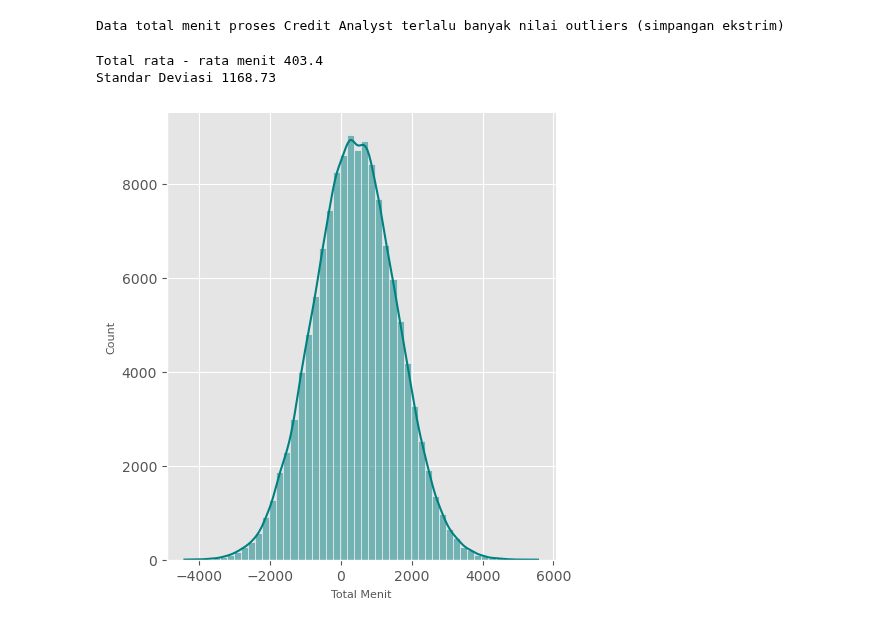
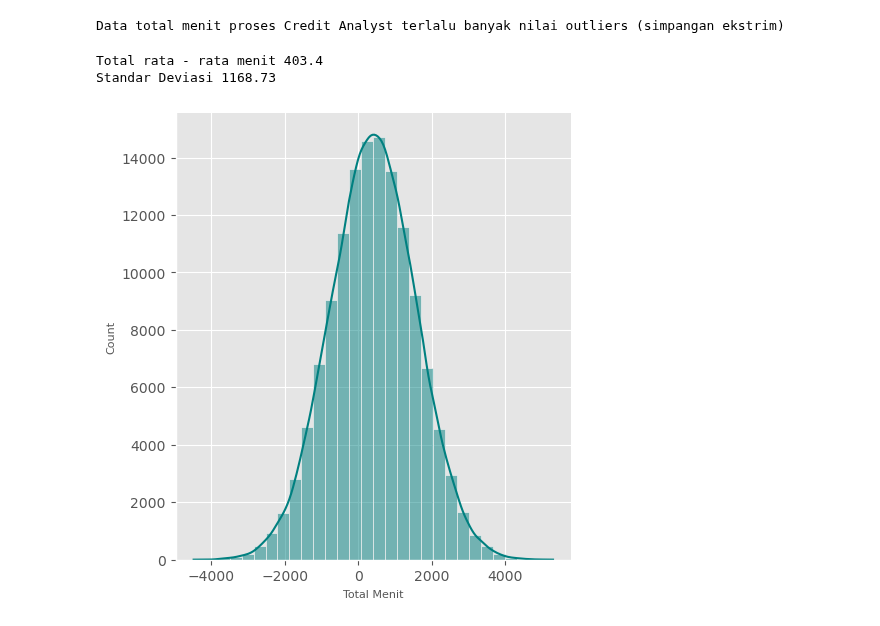
Before and after one commit to Ajhie1987/Python_Train, a Jupyter notebook: Analis_vs_Kolek.ipynb, the cells around one changed output. Drawn from its saved outputs; the diff is of its cells as text; code cells hidden in the pictures.

```diff
--- a/Analis_vs_Kolek.ipynb
+++ b/Analis_vs_Kolek.ipynb
@@ -38,27 +38,27 @@ Data total menit proses Credit Analyst terlalu banyak nilai outliers (simpangan
 # %%
 #Distribusi Normal untuk seluruh data PL dan NPL
 
 mean_total = df['TOTAL'].mean()
 stdev = df['TOTAL'].std(ddof=0)
 
 print('Total rata - rata menit',round(mean_total,2))
 print('Standar Deviasi',round(stdev,2))
 
 
 data_norm = scipy.stats.norm.rvs(size= len(df['TOTAL']), loc=mean_total, scale=stdev)
 
 sns.displot(data_norm,
             kde=True,
-            bins=50,
+            bins=30,
             color='teal',
             alpha=0.5)
 plt.xlabel('Total Menit', fontsize=8)
 plt.ylabel('Count', fontsize=8)
 plt.show()
 # %% [output]
 Total rata - rata menit 403.4
 Standar Deviasi 1168.73
-[figure, old version]
+[figure, new version]
 # %%
 kondisipl = df['BIKOLE'].isin([1,2])
 kondisinpl = df['BIKOLE'].isin([3,4,5])
```
